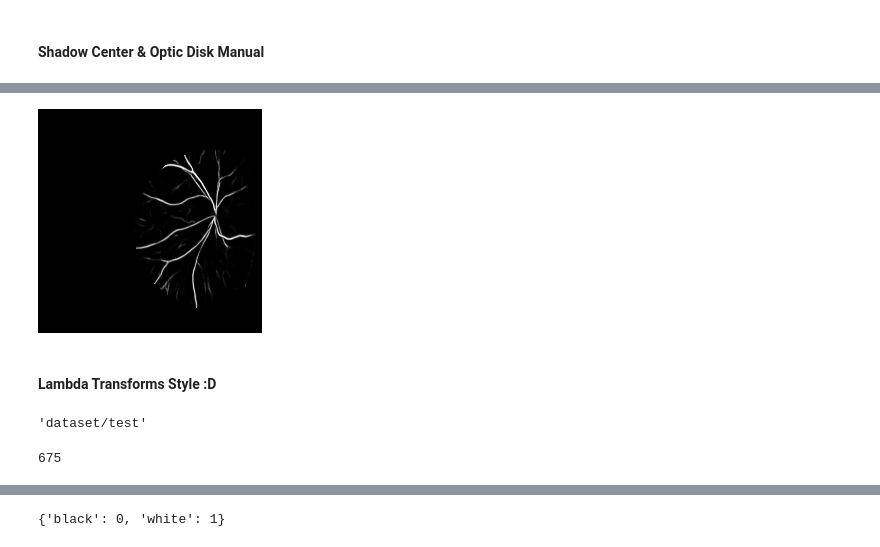
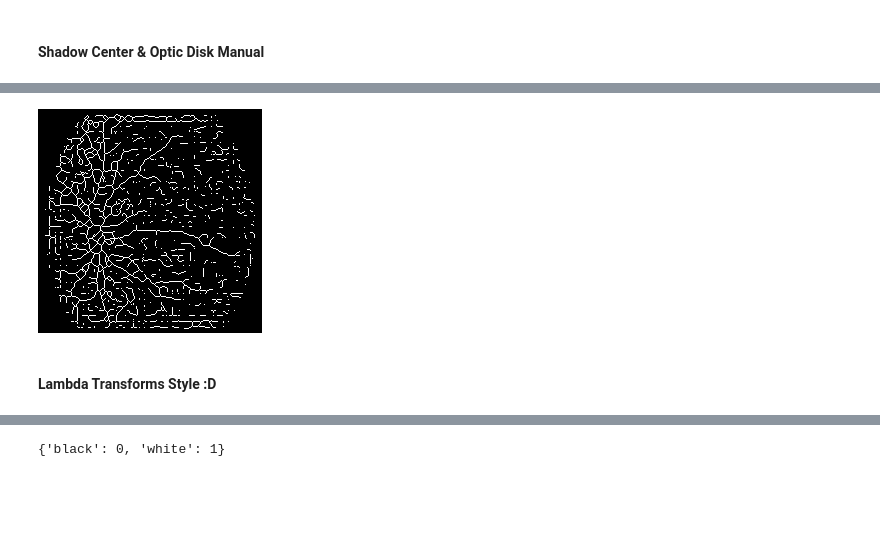
Before and after one commit to Centrattic/race, a Jupyter notebook: classifier_experiments/train.ipynb, the cells around one changed output, grey strips where cells are left out. Drawn from its saved outputs; the diff is of its cells as text; code cells hidden in the pictures; blank space fills up the shorter version.

```diff
--- a/classifier_experiments/train.ipynb
+++ b/classifier_experiments/train.ipynb
@@ -428,3 +358,34 @@ def checksum():
+# %%
+def checksum(optic_csv_path):
+
+    # Turns out that around 31 of the images are actual duplicates! I looked at 10 and saw that they were.
+    # Checksum is getting the best of it, then.
+
+    checksum_arr = []
+    id_arr = []
+
+    # optic_csv_path = "../../optic_disk/DeepROP/quality_assurance/QA.csv"
+    data_compare_path = "/users/riya/race/dataset/segmentations/"
+
+    QA_csv = pd.read_csv(optic_csv_path)
+
+    QA_csv.columns.values[0] = "img_id"
+    QA_csv.columns = QA_csv.columns.to_series().apply(lambda x: x.strip())
+    QA_csv[['img_id', 'Full path', 'x', 'y', 'is_posterior']]
+
+    QA_csv = QA_csv[QA_csv['is_posterior'] == True]
+
+    for i in tqdm(QA_csv['img_id']):
+        img_compare = np.array(Image.open(data_compare_path + str(i) + '.bmp'))
+        all_sum = np.concatenate(img_compare).sum()
+        col_sum = img_compare[:,100:240].sum()
+
+        checksum_arr.append(all_sum + col_sum)
+        id_arr.append(i)
+
+    checksum_dict = {id_arr[i]: checksum_arr[i] for i in range(len(id_arr))}
+
+    return QA_csv, checksum_dict
 # %% [markdown]
 ### Functions to be Lamda Applied
 # %%
@@ -546,10 +483,10 @@ def shadow_regions(img, skeleton, disk_center, shadow, radius,
 # %% [markdown]
 #### Shadow Center & Optic Disk Manual
 # %%
-my_test_img = np.array(Image.open("/users/riya/race/dataset/segmentations/9145.bmp"))
+my_test_img = np.array(Image.open("/users/riya/race/dataset/segmentations/27313.bmp"))
 # my_test_img = cv2.resize(my_test_img, (224, 224)) at that point, images are NOT resized yet
 test_channels = np.repeat(my_test_img[:, :, np.newaxis], 3, axis=2).reshape((480,640,3))
+# %%
+QA_csv, checksum_dict = checksum("../../optic_disk/DeepROP/quality_assurance/QA.csv")
 # %%
-disk_center = determine_image_center(test_channels, (224, 224), "../../optic_disk/DeepROP/quality_assurance/QA.csv")
-
-# kinda takes forever lol
+disk_center = determine_image_center(test_channels, (224, 224), QA_csv, checksum_dict)
@@ -562,8 +497,8 @@ disk_center
 # %%
-shadow_regions(test_channels, False, disk_center, True, 80,
-                   False, [45,60], 'dark_background',
+img = shadow_regions(test_channels, True, disk_center, False, 80,
+                   False, [45,90], 'dark_center',
                    image_size = (224, 224))
 # %% [output]
-[figure, old version]
+[figure, new version]
 # %% [markdown]
 #### Lambda Transforms Style :D
@@ -580,8 +504,0 @@ test_dataset = datasets.ImageFolder(test_folder, test_transforms)
-# %%
-test_folder
-# %% [output]
-'dataset/test'
-# %%
-len(test_dataset)
-# %% [output]
-675
```
Also changed, not shown: parts of 44 cells of this notebook, 4 other files.
